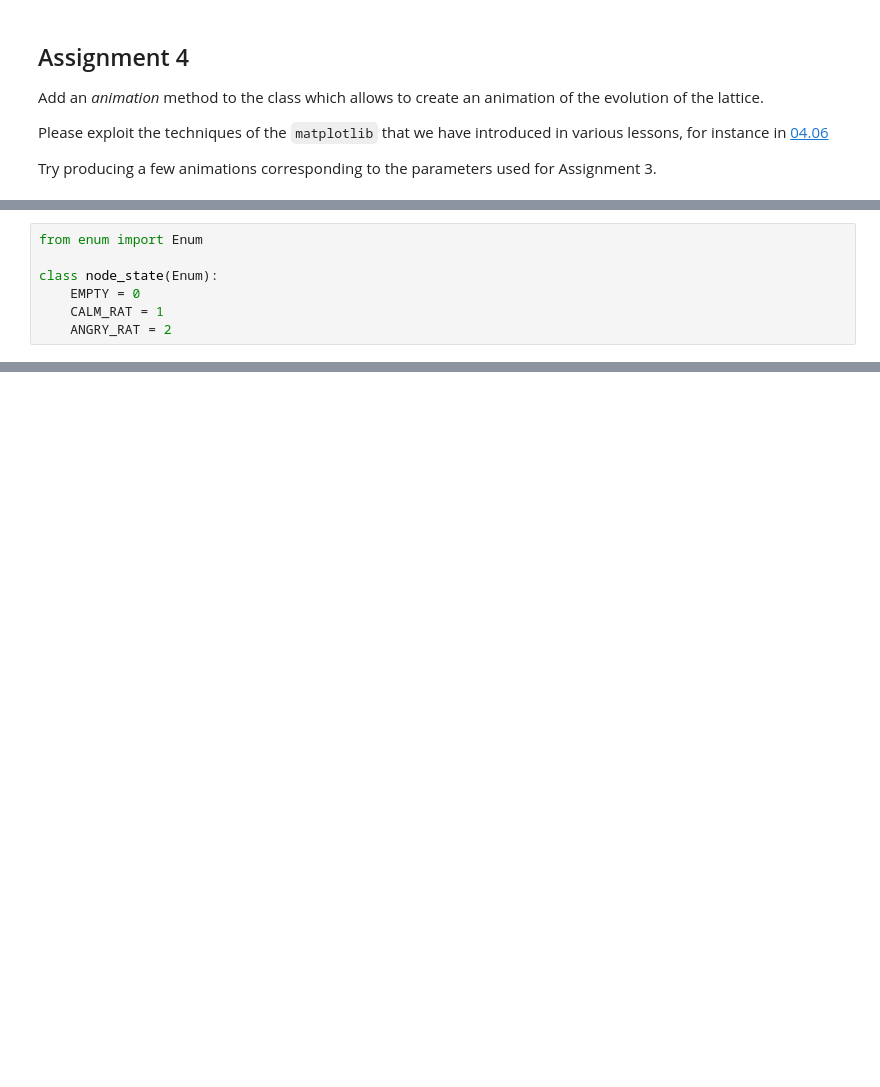
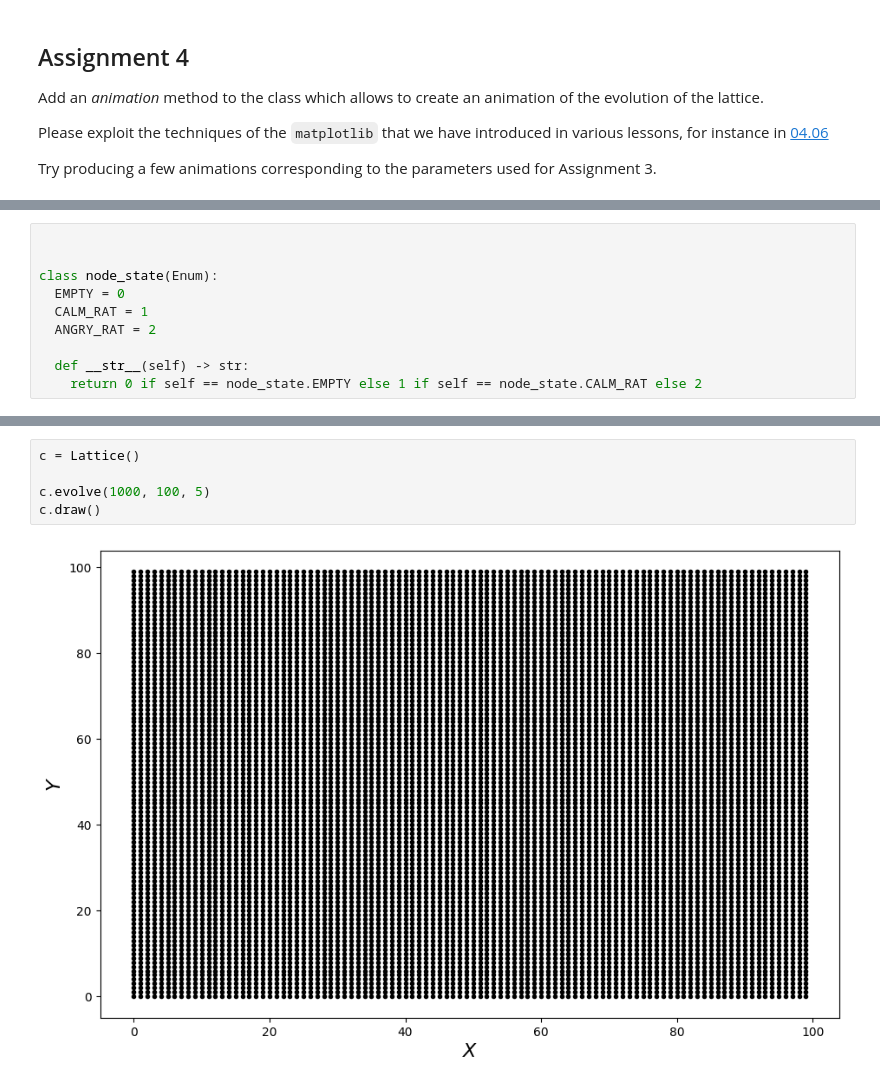
Before and after one commit to Riahelm/Numerical-Simulations, a Jupyter notebook: Rats.ipynb, the cells around one changed output, grey strips where cells are left out. Cells and saved outputs as stored; diff of their text form; blank space fills up the shorter version.

Commit message:
Implemented an initial version of the methods. TODO: Use Python's capabilities to the fullest, currently it's too slow Change the draw method to actually show the state of the rats

```diff
--- a/Rats.ipynb
+++ b/Rats.ipynb
@@ -83,8 +91,11 @@ Try producing a few animations corresponding to the parameters used for Assignme
 # %%
-from enum import Enum
+
 
 class node_state(Enum):
-    EMPTY = 0
-    CALM_RAT = 1
-    ANGRY_RAT = 2
+  EMPTY = 0
+  CALM_RAT = 1
+  ANGRY_RAT = 2
+
+  def __str__(self) -> str:
+    return 0 if self == node_state.EMPTY else 1 if self == node_state.CALM_RAT else 2
 # %%
@@ -108,0 +203,7 @@ class Lattice:
+# %%
+c = Lattice()
+
+c.evolve(1000, 100, 5)
+c.draw()
+# %% [output]
+[figure, added]
```
Also changed, not shown: parts of 3 cells of this notebook.
